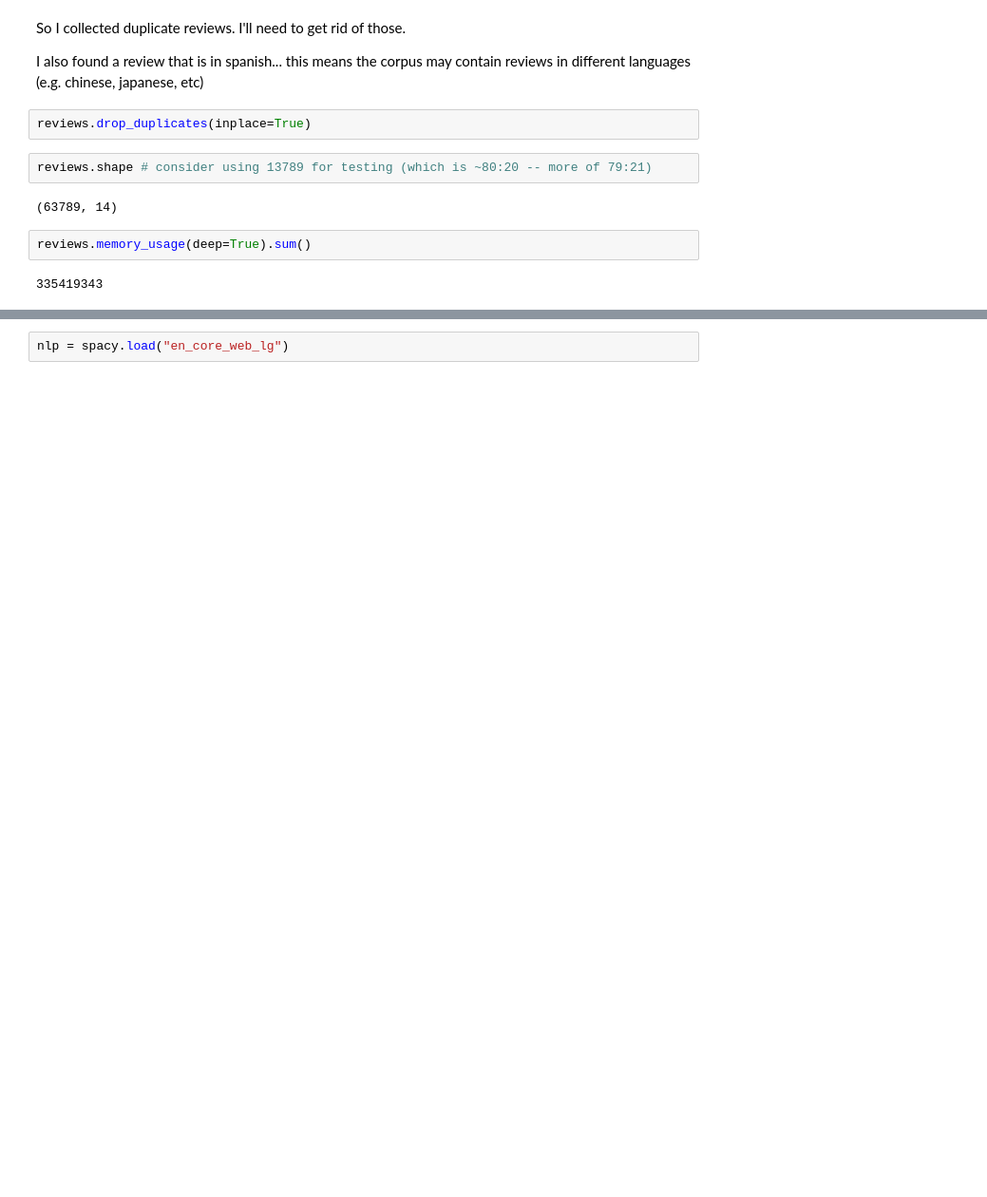
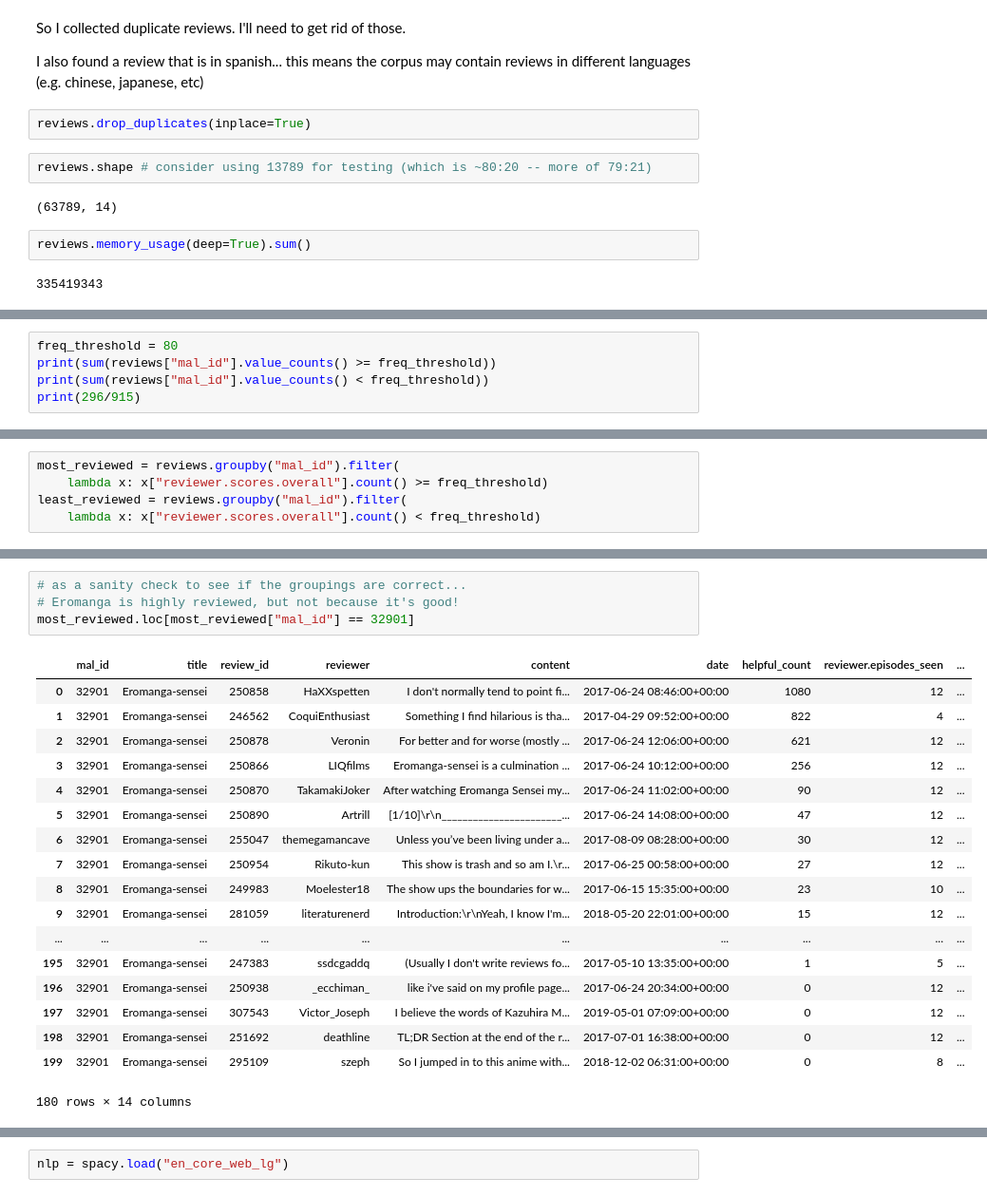
Before and after one commit to ktang012/myanimelist_data_collection, a Jupyter notebook: preprocess_reviews.ipynb, the cells around one changed output, grey strips where cells are left out. Shown at 95% size. Drawn from its saved outputs; the diff is of its cells as text; blank space fills up the shorter version.

```diff
--- a/preprocess_reviews.ipynb
+++ b/preprocess_reviews.ipynb
@@ -212,0 +262,5 @@ reviews.memory_usage(deep=True).sum()
+# %%
+freq_threshold = 80
+print(sum(reviews["mal_id"].value_counts() >= freq_threshold))
+print(sum(reviews["mal_id"].value_counts() < freq_threshold))
+print(296/915)
@@ -212,0 +273,5 @@ reviews.memory_usage(deep=True).sum()
+# %%
+most_reviewed = reviews.groupby("mal_id").filter(
+    lambda x: x["reviewer.scores.overall"].count() >= freq_threshold)
+least_reviewed = reviews.groupby("mal_id").filter(
+    lambda x: x["reviewer.scores.overall"].count() < freq_threshold)
@@ -212,0 +318,23 @@ reviews.memory_usage(deep=True).sum()
+# %%
+# as a sanity check to see if the groupings are correct...
+# Eromanga is highly reviewed, but not because it's good!
+most_reviewed.loc[most_reviewed["mal_id"] == 32901]
+# %% [output]
+|  | mal_id | title | review_id | reviewer | content | date | helpful_count | reviewer.episodes_seen | ... |
+| 0 | 32901 | Eromanga-sensei | 250858 | HaXXspetten | I don't normally tend to point fi... | 2017-06-24 08:46:00+00:00 | 1080 | 12 | ... |
+| 1 | 32901 | Eromanga-sensei | 246562 | CoquiEnthusiast | Something I find hilarious is tha... | 2017-04-29 09:52:00+00:00 | 822 | 4 | ... |
+| 2 | 32901 | Eromanga-sensei | 250878 | Veronin | For better and for worse (mostly ... | 2017-06-24 12:06:00+00:00 | 621 | 12 | ... |
+| 3 | 32901 | Eromanga-sensei | 250866 | LIQfilms | Eromanga-sensei is a culmination ... | 2017-06-24 10:12:00+00:00 | 256 | 12 | ... |
+| 4 | 32901 | Eromanga-sensei | 250870 | TakamakiJoker | After watching Eromanga Sensei my... | 2017-06-24 11:02:00+00:00 | 90 | 12 | ... |
+| 5 | 32901 | Eromanga-sensei | 250890 | Artrill | [1/10]\r\n_______________________... | 2017-06-24 14:08:00+00:00 | 47 | 12 | ... |
+| 6 | 32901 | Eromanga-sensei | 255047 | themegamancave | Unless you’ve been living under a... | 2017-08-09 08:28:00+00:00 | 30 | 12 | ... |
+| 7 | 32901 | Eromanga-sensei | 250954 | Rikuto-kun | This show is trash and so am I.\r... | 2017-06-25 00:58:00+00:00 | 27 | 12 | ... |
+| 8 | 32901 | Eromanga-sensei | 249983 | Moelester18 | The show ups the boundaries for w... | 2017-06-15 15:35:00+00:00 | 23 | 10 | ... |
+| 9 | 32901 | Eromanga-sensei | 281059 | literaturenerd | Introduction:\r\nYeah, I know I'm... | 2018-05-20 22:01:00+00:00 | 15 | 12 | ... |
+| ... | ... | ... | ... | ... | ... | ... | ... | ... | ... |
+| 195 | 32901 | Eromanga-sensei | 247383 | ssdcgaddq | (Usually I don't write reviews fo... | 2017-05-10 13:35:00+00:00 | 1 | 5 | ... |
+| 196 | 32901 | Eromanga-sensei | 250938 | _ecchiman_ | like i've said on my profile page... | 2017-06-24 20:34:00+00:00 | 0 | 12 | ... |
+| 197 | 32901 | Eromanga-sensei | 307543 | Victor_Joseph | I believe the words of Kazuhira M... | 2019-05-01 07:09:00+00:00 | 0 | 12 | ... |
+| 198 | 32901 | Eromanga-sensei | 251692 | deathline | TL;DR Section at the end of the r... | 2017-07-01 16:38:00+00:00 | 0 | 12 | ... |
+| 199 | 32901 | Eromanga-sensei | 295109 | szeph | So I jumped in to this anime with... | 2018-12-02 06:31:00+00:00 | 0 | 8 | ... |
+180 rows × 14 columns
```
Also changed, not shown: parts of 76 cells of this notebook, 1 other file.
